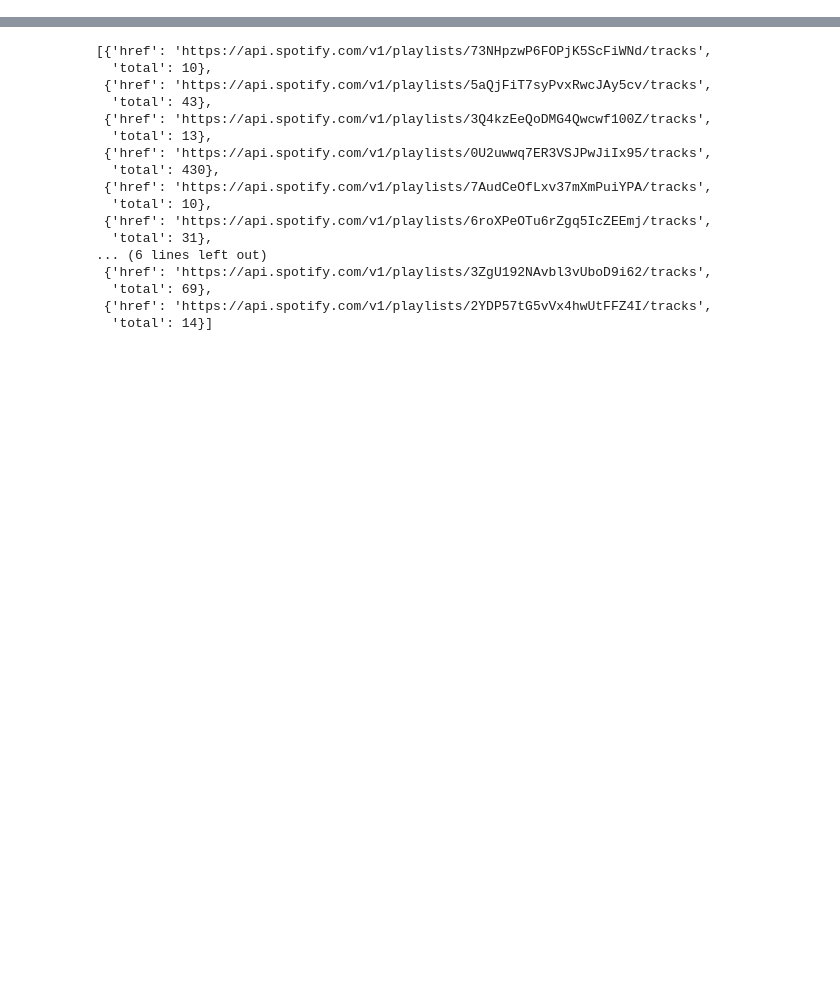
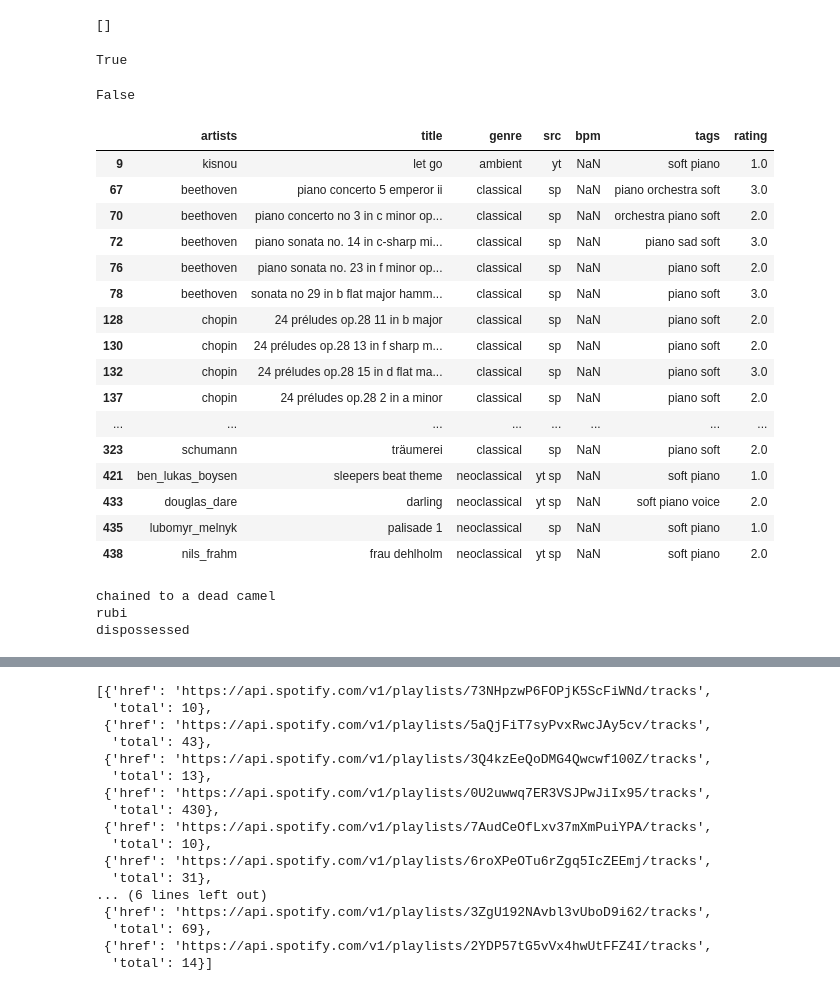
Before and after one commit to alegaballo/Tools, a Jupyter notebook: playlist_creator/querying_youtube.ipynb, the cells around one changed output, grey strips where cells are left out. Cells and saved outputs as stored; diff of their text form; code cells hidden in the pictures; blank space fills up the shorter version.

```diff
--- a/playlist_creator/querying_youtube.ipynb
+++ b/playlist_creator/querying_youtube.ipynb
@@ -12,0 +308,39 @@ tracks = pd.read_csv('titles.csv')
+# %%
+tags_to_include = ['soft', 'piano']
+tags_to_include = []
+tags_to_exclude = ['powerful']
+tags_to_exclude = []
+# %%
+tags_to_include
+# %% [output]
+[]
+# %%
+all(t in ['soft', 'piano', 'powerful'] for t in tags_to_include)
+# %% [output]
+True
+# %%
+any(t not in ['soft'] for t in tags_to_exclude)
+# %% [output]
+False
+# %%
+# filter a track with one tag (soft) but without another (powerful)
+notnull_tags_tracks[notnull_tags_tracks.apply(lambda x: all(t in x['tags'].split(' ') for t in tags_to_include) and\
+                                              any(t not in x['tags'].split(' ') for t in tags_to_exclude), axis=1)]
+# %% [output]
+|  | artists | title | genre | src | bpm | tags | rating |
+| 9 | kisnou | let go | ambient | yt | NaN | soft piano | 1.0 |
+| 67 | beethoven | piano concerto 5 emperor ii | classical | sp | NaN | piano orchestra soft | 3.0 |
+| 70 | beethoven | piano concerto no 3 in c minor op... | classical | sp | NaN | orchestra piano soft | 2.0 |
+| 72 | beethoven | piano sonata no. 14 in c-sharp mi... | classical | sp | NaN | piano sad soft | 3.0 |
+| 76 | beethoven | piano sonata no. 23 in f minor op... | classical | sp | NaN | piano soft | 2.0 |
+| 78 | beethoven | sonata no 29 in b flat major hamm... | classical | sp | NaN | piano soft | 3.0 |
+| 128 | chopin | 24 préludes op.28 11 in b major | classical | sp | NaN | piano soft | 2.0 |
+| 130 | chopin | 24 préludes op.28 13 in f sharp m... | classical | sp | NaN | piano soft | 2.0 |
+| 132 | chopin | 24 préludes op.28 15 in d flat ma... | classical | sp | NaN | piano soft | 3.0 |
+| 137 | chopin | 24 préludes op.28 2 in a minor | classical | sp | NaN | piano soft | 2.0 |
+| ... | ... | ... | ... | ... | ... | ... | ... |
+| 323 | schumann | träumerei | classical | sp | NaN | piano soft | 2.0 |
+| 421 | ben_lukas_boysen | sleepers beat theme | neoclassical | yt sp | NaN | soft piano | 1.0 |
+| 433 | douglas_dare | darling | neoclassical | yt sp | NaN | soft piano voice | 2.0 |
+| 435 | lubomyr_melnyk | palisade 1 | neoclassical | sp | NaN | soft piano | 1.0 |
+| 438 | nils_frahm | frau dehlholm | neoclassical | yt sp | NaN | soft piano | 2.0 |
@@ -13 +350,11 @@ tracks = pd.read_csv('titles.csv')
+# %%
+prev_title = ''
+for line in content:
+    if line.split(',')[1] == prev_title:
+        print(prev_title)
+    prev_title = line.split(',')[1]
+# %% [output]
+chained to a dead camel
+rubi
+dispossessed
 # %%
```
Also changed, not shown: parts of 49 cells of this notebook, 4 other files.
